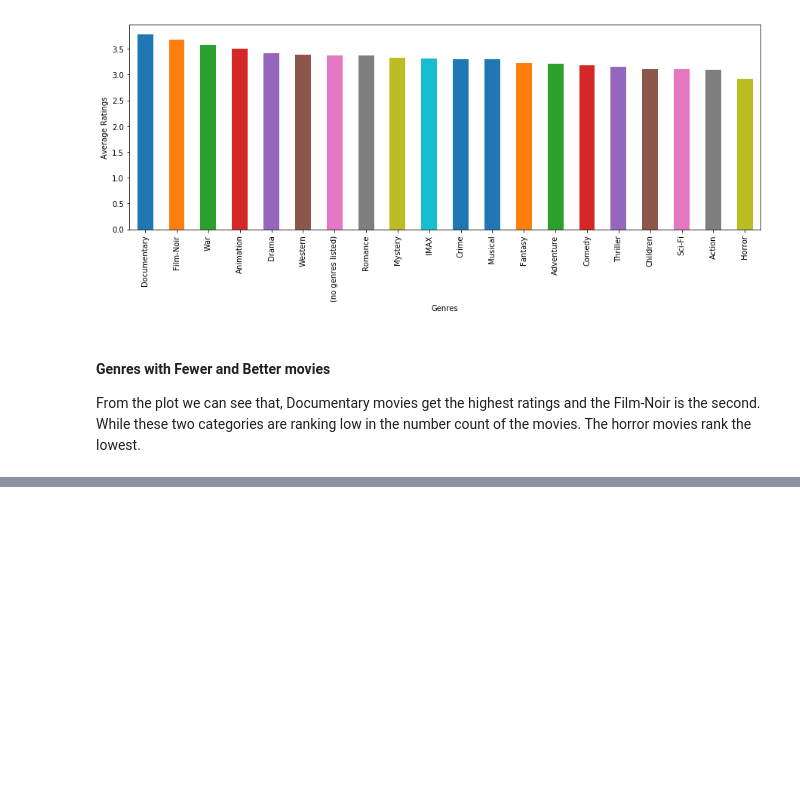
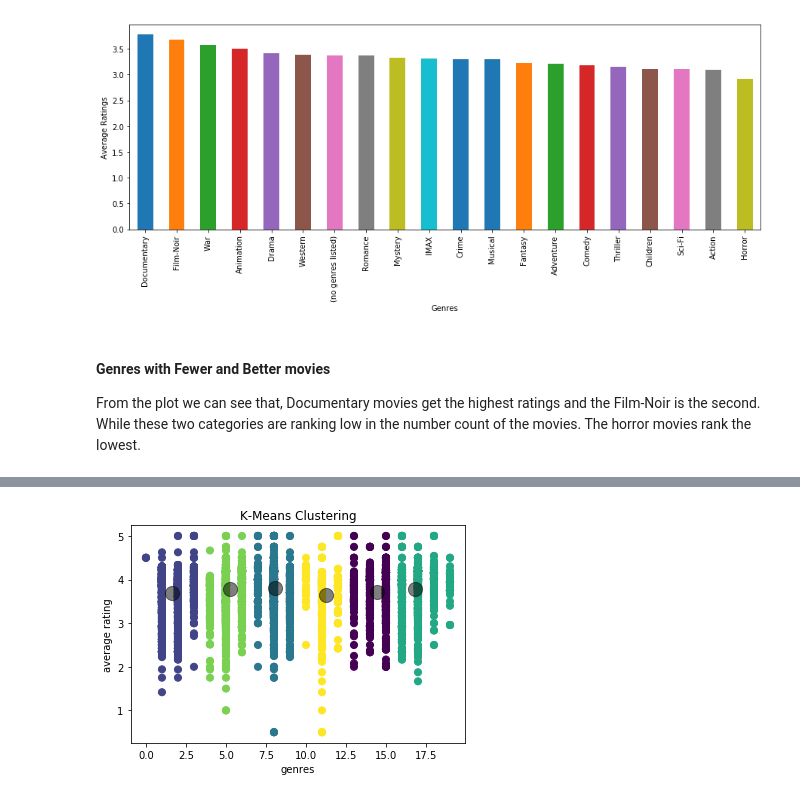
Before and after one commit to RuotingZheng/Movielens, a Jupyter notebook: notebook/Weekend-movie-trip.ipynb, the cells around one changed output, grey strips where cells are left out. Saved outputs shown, nothing was run; the diff lists cells and outputs as text; code cells hidden in the pictures; blank space fills up the shorter version.

```diff
--- a/notebook/Weekend-movie-trip.ipynb
+++ b/notebook/Weekend-movie-trip.ipynb
@@ -237,0 +337,12 @@ The horror movies rank the lowest.
+# %%
+plt.scatter(features['genres'], features['average rating'], c=y_kmeans, s=50, cmap='viridis')
+
+centers = kmeans.cluster_centers_
+plt.scatter(centers[:, 0], centers[:, 1], c='black', s=200, alpha=0.5);
+
+plt.title("K-Means Clustering")
+plt.xlabel("genres")
+plt.ylabel("average rating")
+plt.show()
+# %% [output]
+[figure, added]
```
Also changed, not shown: parts of 23 cells of this notebook.
